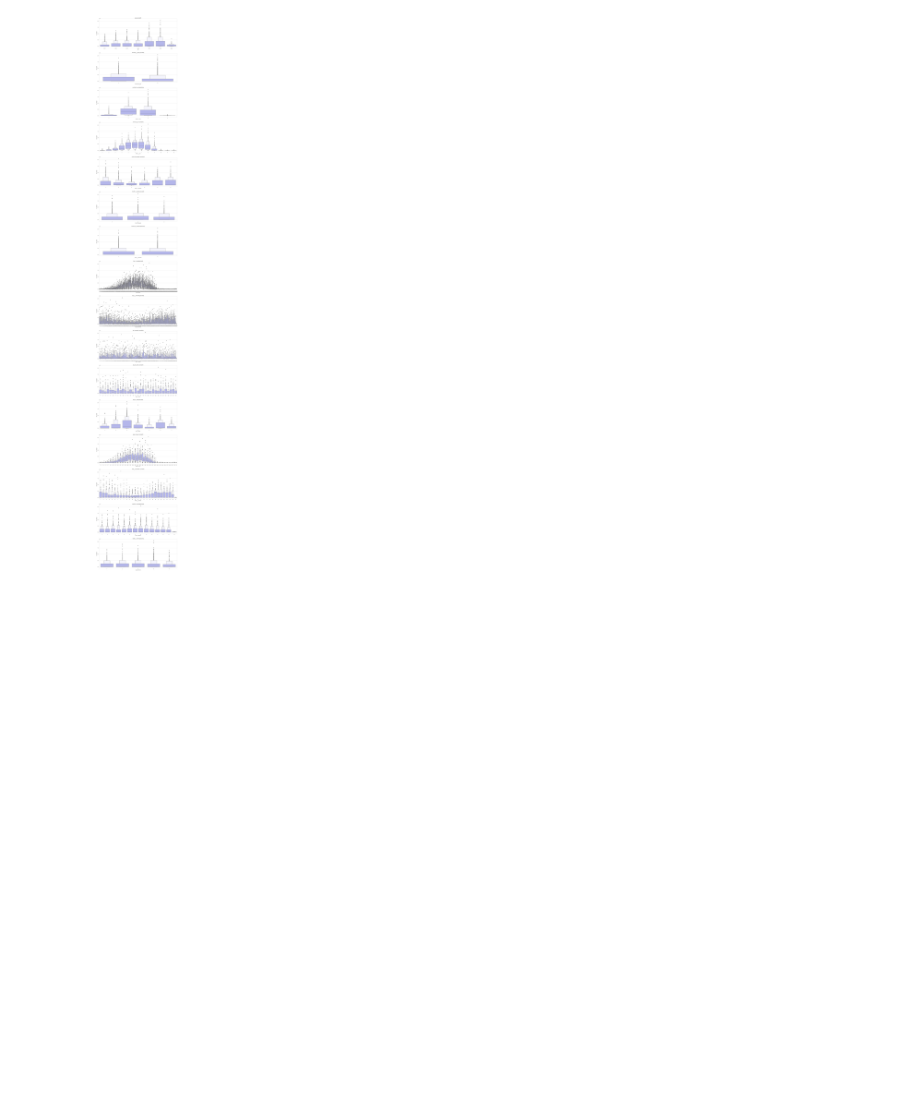
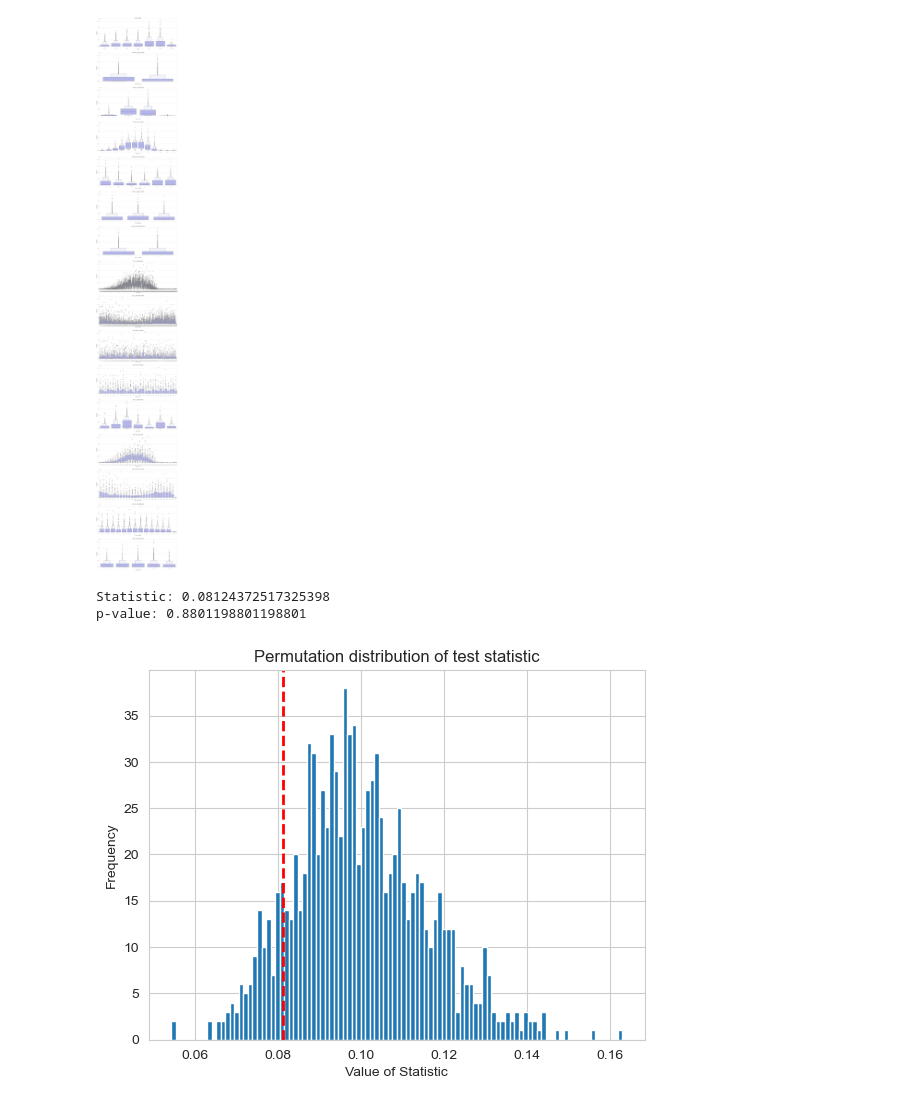
Before and after one commit to sergiopostigo/supertrade, a Jupyter notebook: exploratory_data_analysis/formatted/eda2.ipynb, the cells around one changed output. Saved outputs shown, nothing was run; the diff lists cells and outputs as text; code cells hidden in the pictures; blank space fills up the shorter version.

```diff
--- a/exploratory_data_analysis/formatted/eda2.ipynb
+++ b/exploratory_data_analysis/formatted/eda2.ipynb
@@ -182 +228,31 @@ plt.show()
+# %%
+# Distributions comparison
+data = net_weight
+
+# Choose the observations column
+target = 'net_weight'
+# Choose the time granularity to analyze
+cyclic_granularity = 'week_in_month'
+
+# Get the observations from each subset from the time granularity (sorted by label in ascending order)
+samples = [data.loc[data[cyclic_granularity] == str(subset), target].values
+           for subset in sorted(map(int, data[cyclic_granularity].unique()))]
+
+# Remove samples with less than 2 observations (caused by leap years, from 2024 this won't be needed)
+samples = [sample for sample in samples if len(sample) >= 2]
+# %%
+res = stats.permutation_test(samples, statistic, n_resamples=1000, alternative='greater')
+print('Statistic: '+str(res.statistic))
+print('p-value: '+str(res.pvalue))
+# res.null_distribution
+plt.hist(res.null_distribution, bins=100)
+plt.title("Permutation distribution of test statistic")
+plt.xlabel("Value of Statistic")
+plt.ylabel("Frequency")
+plt.axvline(res.statistic, color='red', linestyle='dashed', linewidth=2)
+plt.show()
+# %% [output]
+Statistic: 0.08124372517325398
+p-value: 0.8801198801198801
+[figure, added]
 # %%
```
Also changed, not shown: parts of 2 cells of this notebook.
